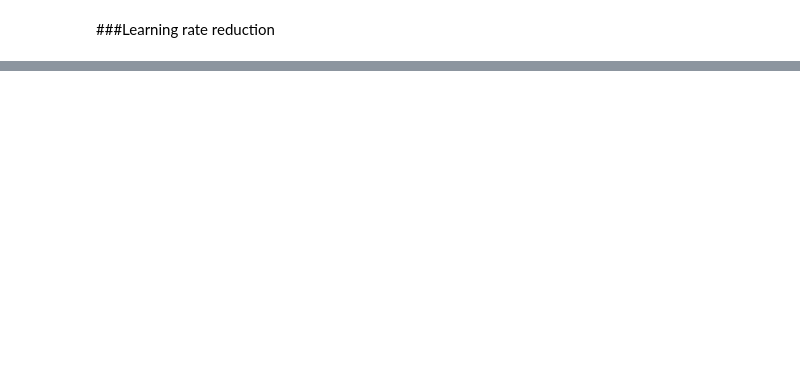
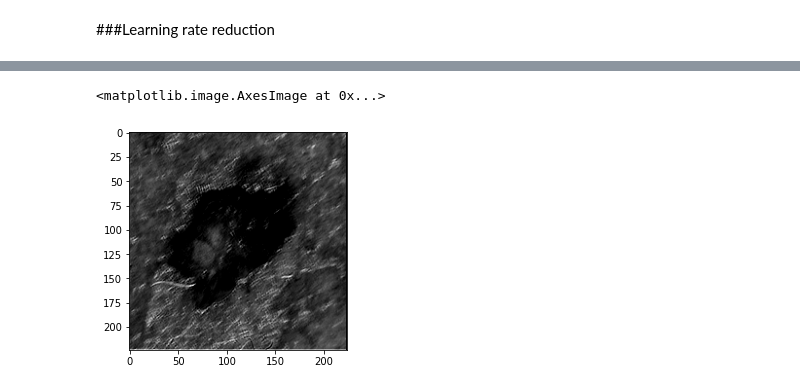
Before and after one commit to Reevoc/Tesi, a Jupyter notebook: Tumori_Benigni_Maligni_25GB_RAM.ipynb, the cells around one changed output, grey strips where cells are left out. Saved outputs shown, nothing was run; the diff lists cells and outputs as text; code cells hidden in the pictures; blank space fills up the shorter version.

```diff
--- a/Tumori_Benigni_Maligni_25GB_RAM.ipynb
+++ b/Tumori_Benigni_Maligni_25GB_RAM.ipynb
@@ -451,0 +285,5 @@ def load_model(epoch, generator):
+# %%
+plt.imshow(first_layer_activation[0,:,:,10], cmap = 'gray')
+# %% [output]
+<matplotlib.image.AxesImage at 0x...>
+[figure, added]
```
Also changed, not shown: parts of 61 cells of this notebook.
